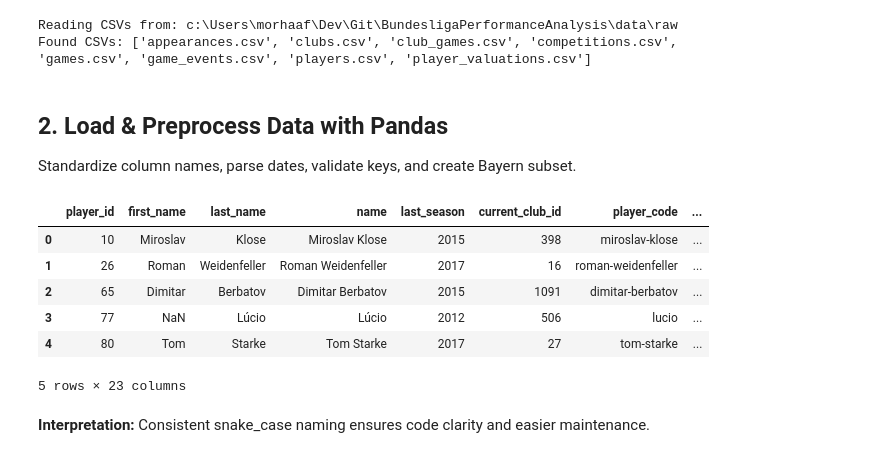
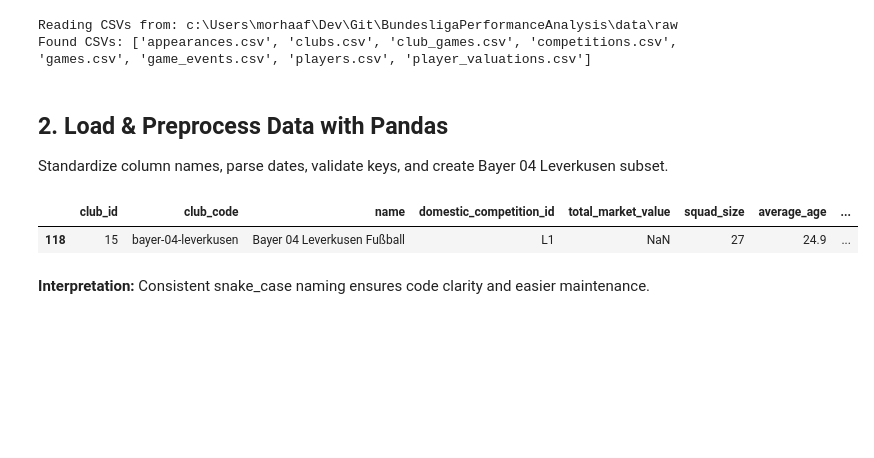
Before and after one commit to itzmore-mph/bundesliga-performance-analysis, a Jupyter notebook: bundesliga_performance.ipynb, the cells around one changed output. Saved outputs shown, nothing was run; the diff lists cells and outputs as text; code cells hidden in the pictures; blank space fills up the shorter version.

```diff
--- a/bundesliga_performance.ipynb
+++ b/bundesliga_performance.ipynb
@@ -28,9 +36,9 @@ import matplotlib.ticker as mtick
 import matplotlib.dates as mdates
 from adjustText import adjust_text
 from pathlib import Path
+from sklearn.ensemble import RandomForestRegressor
 
 warnings.filterwarnings('ignore')
-
 
 # 1.1 Confirm working directory and data path
 DATA_DIR       = Path.cwd() / "data" / "raw"
@@ -39,38 +47,33 @@ print("Reading CSVs from:", DATA_DIR)
 print("Found CSVs:", [p.name for p in DATA_DIR.iterdir()])
 
 # ─── 1.2 CONFIG ──────────────────────────────────────────────
-DATA_DIR      = Path.cwd() / "data" / "raw"
-SEASON_START  = "2023-08-01"
-SEASON_END    = "2024-05-31"
-TARGET_CLUB_ID = 27
+SEASON_START    = "2023-08-01"
+SEASON_END      = "2024-05-31"
+TARGET_CLUB_ID  = 15  # ← Bayer Leverkusen
 # ─────────────────────────────────────────────────────────
 # %% [output]
 Reading CSVs from: c:\Users\morhaaf\Dev\Git\BundesligaPerformanceAnalysis\data\raw
 Found CSVs: ['appearances.csv', 'clubs.csv', 'club_games.csv', 'competitions.csv', 'games.csv', 'game_events.csv', 'players.csv', 'player_valuations.csv']
 # %% [markdown]
 ## 2. Load & Preprocess Data with Pandas
-Standardize column names, parse dates, validate keys, and create Bayern subset.
+Standardize column names, parse dates, validate keys, and create Bayer 04 Leverkusen subset.
 # %%
 # 2.1 Load CSVs with Pandas
 appearances       = pd.read_csv(DATA_DIR / 'appearances.csv')
 club_games        = pd.read_csv(DATA_DIR / 'club_games.csv')
 clubs             = pd.read_csv(DATA_DIR / 'clubs.csv')
 competitions      = pd.read_csv(DATA_DIR / 'competitions.csv')
 game_events       = pd.read_csv(DATA_DIR / 'game_events.csv')
 games             = pd.read_csv(DATA_DIR / 'games.csv')
 player_valuations = pd.read_csv(DATA_DIR / 'player_valuations.csv')
 players           = pd.read_csv(DATA_DIR / 'players.csv')
 
-# 2.2 Check the first few rows of each dataframe (i.e. players)
-players.head()
+# 2.2 Check for Bayer 04 Leverkusen club_id in clubs
+leverkusen_club = clubs[clubs['name'].str.contains('leverkusen', case=False, na=False)]
+leverkusen_club
 # %% [output]
-|  | player_id | first_name | last_name | name | last_season | current_club_id | player_code | ... |
-| 0 | 10 | Miroslav | Klose | Miroslav Klose | 2015 | 398 | miroslav-klose | ... |
-| 1 | 26 | Roman | Weidenfeller | Roman Weidenfeller | 2017 | 16 | roman-weidenfeller | ... |
-| 2 | 65 | Dimitar | Berbatov | Dimitar Berbatov | 2015 | 1091 | dimitar-berbatov | ... |
-| 3 | 77 | NaN | Lúcio | Lúcio | 2012 | 506 | lucio | ... |
-| 4 | 80 | Tom | Starke | Tom Starke | 2017 | 27 | tom-starke | ... |
+|  | club_id | club_code | name | domestic_competition_id | total_market_value | squad_size | average_age | ... |
+| 118 | 15 | bayer-04-leverkusen | Bayer 04 Leverkusen Fußball | L1 | NaN | 27 | 24.9 | ... |
-5 rows × 23 columns
 # %%
 # 2.3 Helper: snake_case conversion
 def to_snake(col: str) -> str:
```
Also changed, not shown: parts of 17 cells of this notebook.
